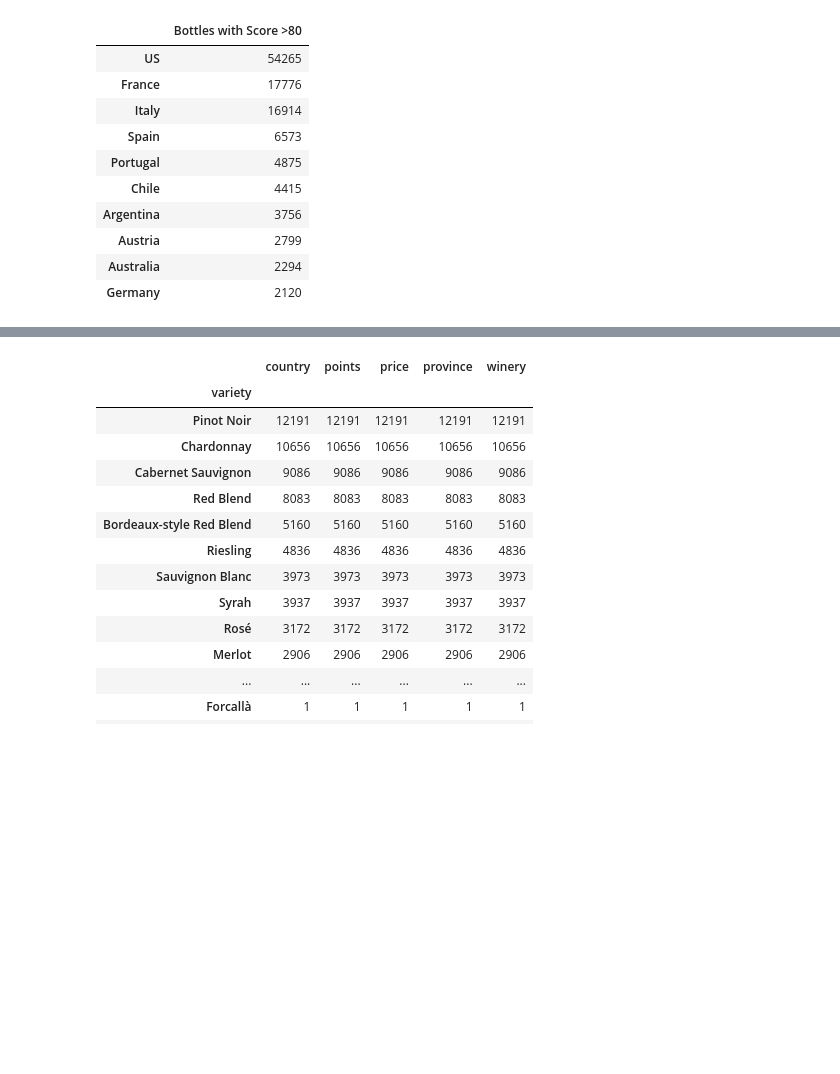
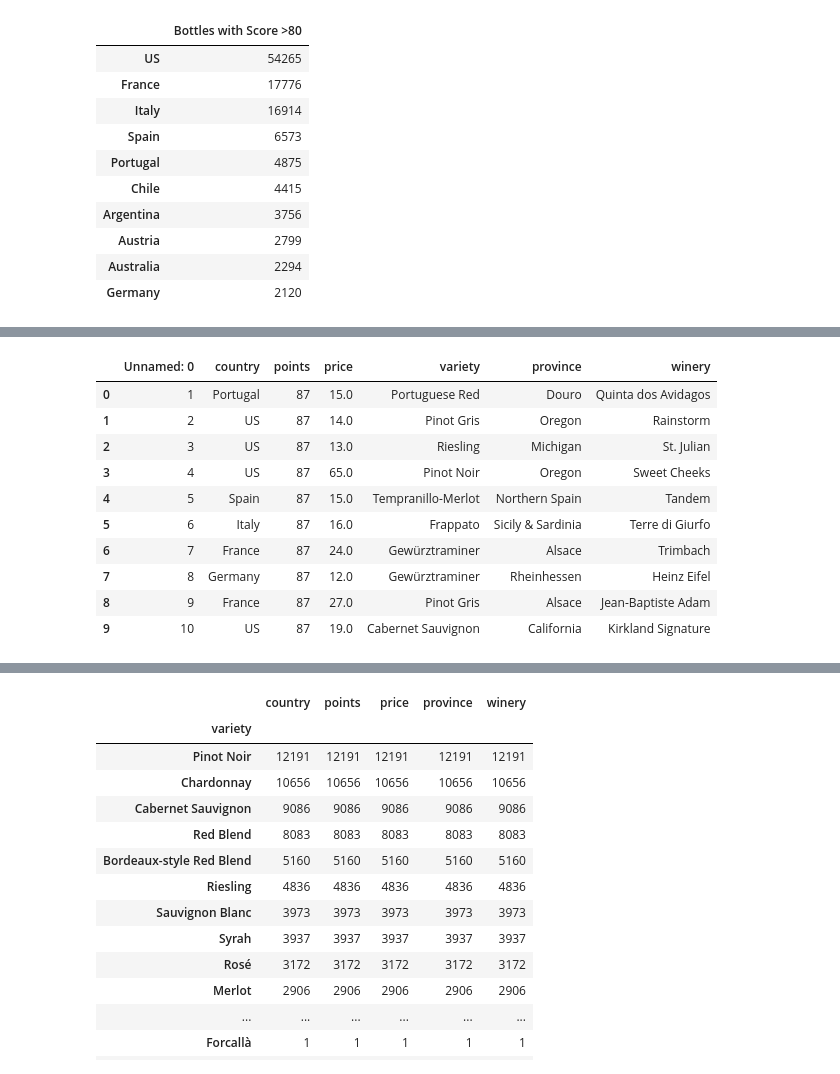
Before and after one commit to christer19/Wine_Analytics, a Jupyter notebook: Clean_data.ipynb, the cells around one changed output, grey strips where cells are left out. Cells and saved outputs as stored; diff of their text form; code cells hidden in the pictures; blank space fills up the shorter version.

Commit message:
clean save

```diff
--- a/Clean_data.ipynb
+++ b/Clean_data.ipynb
@@ -199,3 +205,21 @@ chardonnay_mean = chardonnay_df.groupby("country").mean()
 sauvignon_mean = sauvignon_blanc_df.groupby("country").mean()
 rose_mean = rose_df.groupby("country").mean()
 merlot_mean = merlot_df.groupby("country").mean()
+# %%
+country_point = "Datasets/cleaned_countries.csv"
+# %%
+country_point_df = pd.read_csv(country_point)
+# %%
+country_point_df.head(10)
+# %% [output]
+|  | Unnamed: 0 | country | points | price | variety | province | winery |
+| 0 | 1 | Portugal | 87 | 15.0 | Portuguese Red | Douro | Quinta dos Avidagos |
+| 1 | 2 | US | 87 | 14.0 | Pinot Gris | Oregon | Rainstorm |
+| 2 | 3 | US | 87 | 13.0 | Riesling | Michigan | St. Julian |
+| 3 | 4 | US | 87 | 65.0 | Pinot Noir | Oregon | Sweet Cheeks |
+| 4 | 5 | Spain | 87 | 15.0 | Tempranillo-Merlot | Northern Spain | Tandem |
+| 5 | 6 | Italy | 87 | 16.0 | Frappato | Sicily & Sardinia | Terre di Giurfo |
+| 6 | 7 | France | 87 | 24.0 | Gewürztraminer | Alsace | Trimbach |
+| 7 | 8 | Germany | 87 | 12.0 | Gewürztraminer | Rheinhessen | Heinz Eifel |
+| 8 | 9 | France | 87 | 27.0 | Pinot Gris | Alsace | Jean-Baptiste Adam |
+| 9 | 10 | US | 87 | 19.0 | Cabernet Sauvignon | California | Kirkland Signature |
```
Also changed, not shown: parts of 8 cells of this notebook, 1 other file.
